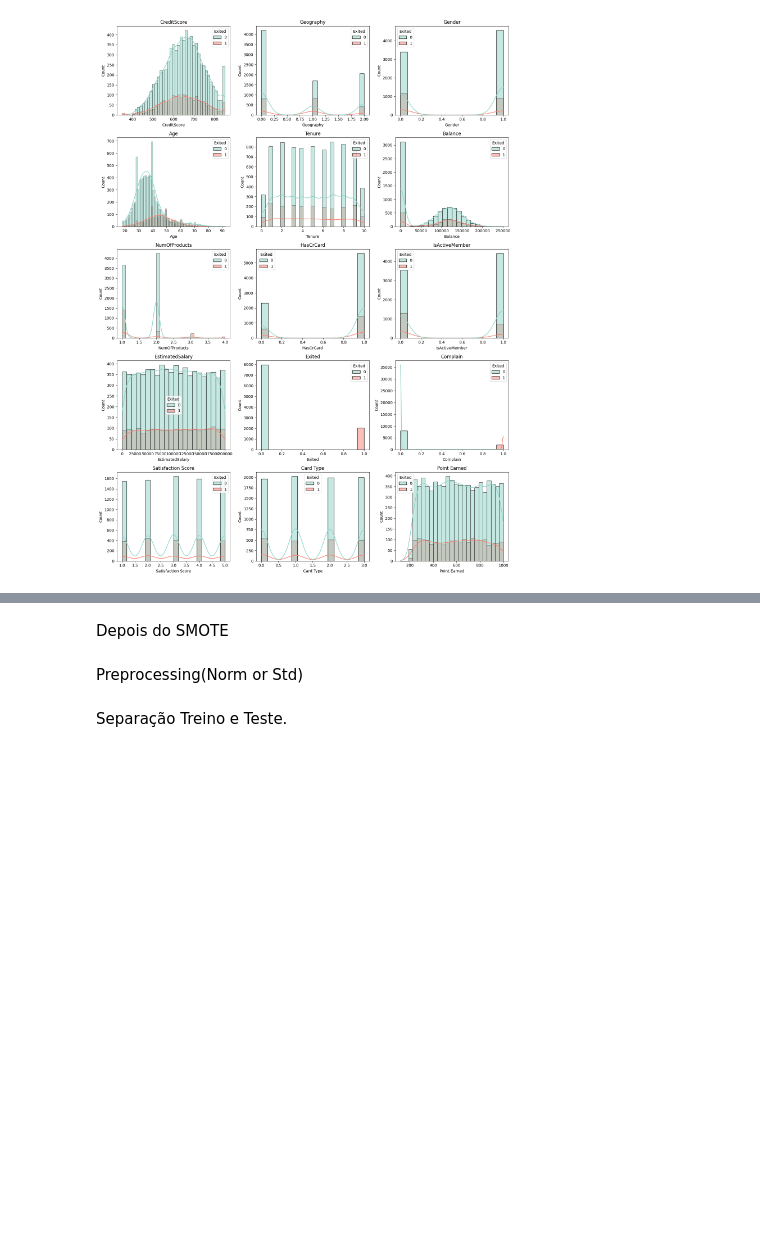
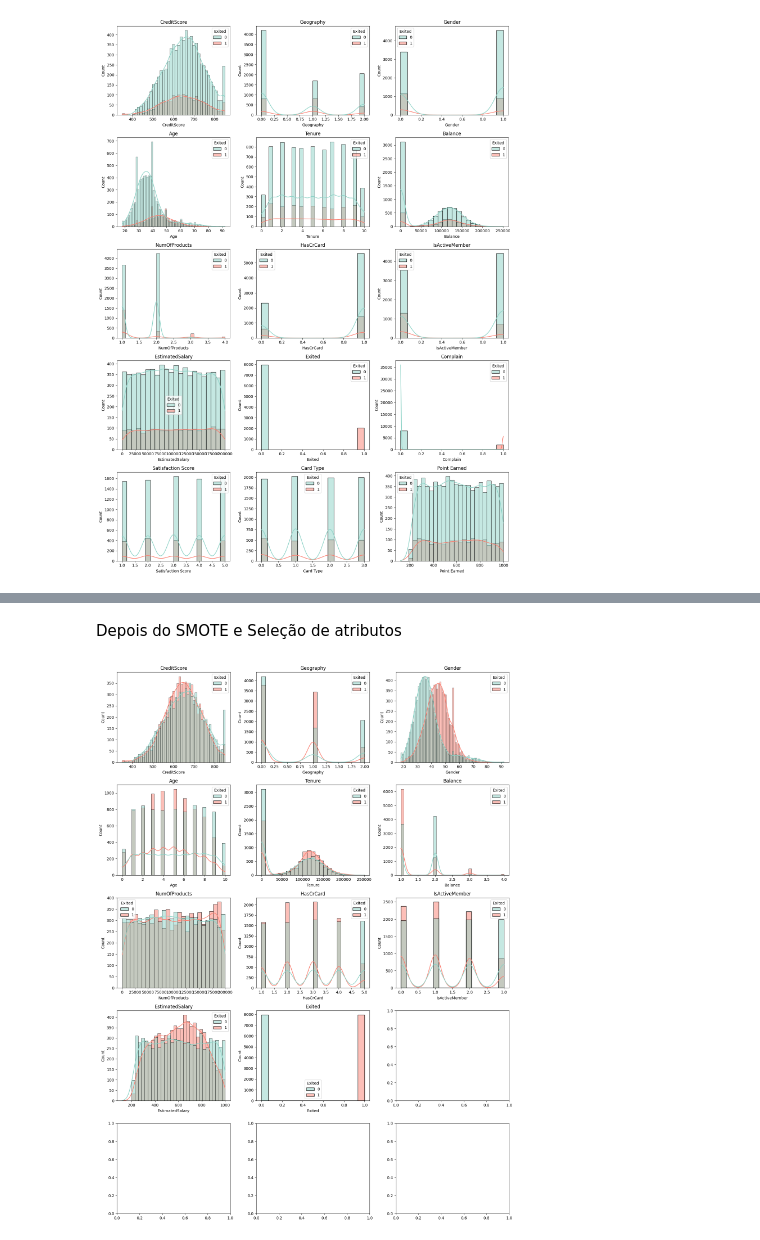
Before and after one commit to Gustavo-michel/Churn-BankCostumer-Predict, a Jupyter notebook: notebooks/EDA.ipynb, the cells around one changed output, grey strips where cells are left out. Cells and saved outputs as stored; diff of their text form; code cells hidden in the pictures; blank space fills up the shorter version.

```diff
--- a/notebooks/EDA.ipynb
+++ b/notebooks/EDA.ipynb
@@ -289,4 +350,2 @@ plotHist()
 # %% [markdown]
-Depois do SMOTE
+Depois do SMOTE e Seleção de atributos
-# %% [markdown]
-Preprocessing(Norm or Std)
@@ -295,2 +352,4 @@ Preprocessing(Norm or Std)
-# %% [markdown]
-Separação Treino e Teste.
+# %%
+plotHist()
+# %% [output]
+[figure, added]
```
Also changed, not shown: parts of 24 cells of this notebook, 2 other files.
